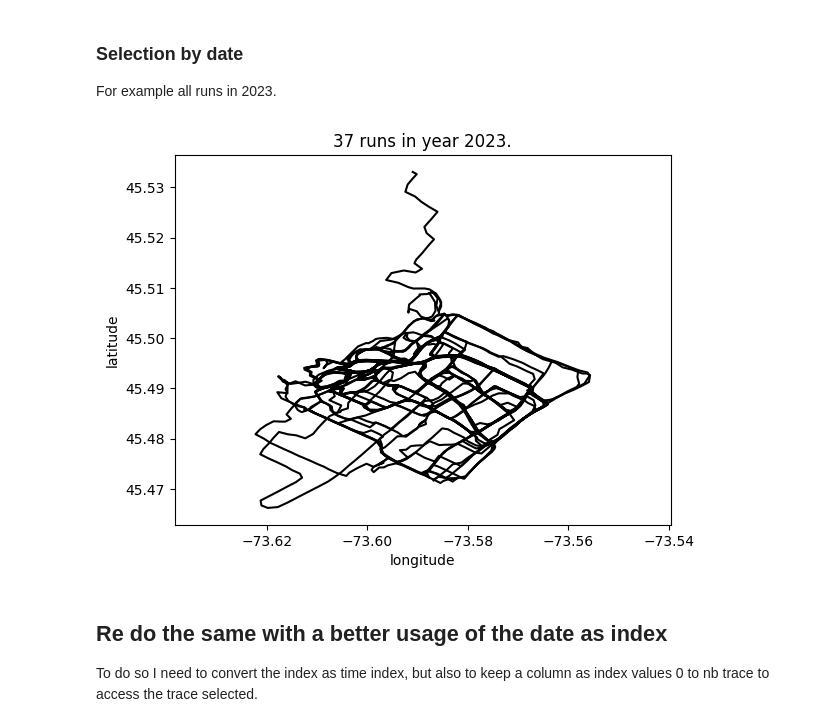
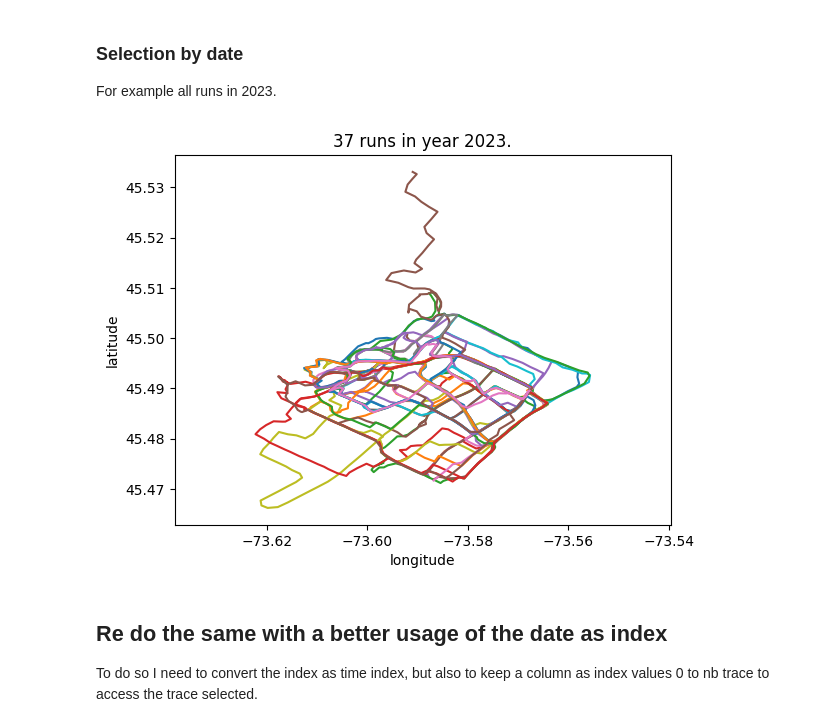
Before and after one commit to mrbonsoir/datavizRun, a Jupyter notebook: notebook/DatatavizDataGPS.ipynb, the cells around one changed output. Cells and saved outputs as stored; diff of their text form; code cells hidden in the pictures.

```diff
--- a/notebook/DatatavizDataGPS.ipynb
+++ b/notebook/DatatavizDataGPS.ipynb
@@ -95,25 +107,25 @@ For example all runs in 2023.
 # %%
 index_sel = []
 year_sel = 2023
 
 for c, i in enumerate(list_run_df):
     # check year
     if int(list_run_df[c]["time"][0][0:4]) == year_sel:
         index_sel.append(c)
 index_sel = np.array(index_sel)
 
 # plot the traces
 for c, i in enumerate(index_sel):
     single_gps_trace_df = list_run_df[index_sel[c]]
-    plt.plot(single_gps_trace_df["longitude"],single_gps_trace_df["latitude"], color='k')
+    plt.plot(single_gps_trace_df["longitude"],single_gps_trace_df["latitude"])
 
 plt.title("{0:1.0f} runs in year {1:1.0f}.".format(index_sel.size, year_sel))
 plt.xlabel("longitude")
 plt.ylabel("latitude")
 plt.axis("equal")
 plt.show()
 # %% [output]
-[figure, old version]
+[figure, new version]
 # %% [markdown]
 ## Re do the same with a better usage of the date as index
 
```
Also changed, not shown: parts of 12 cells of this notebook, 2 other files.
